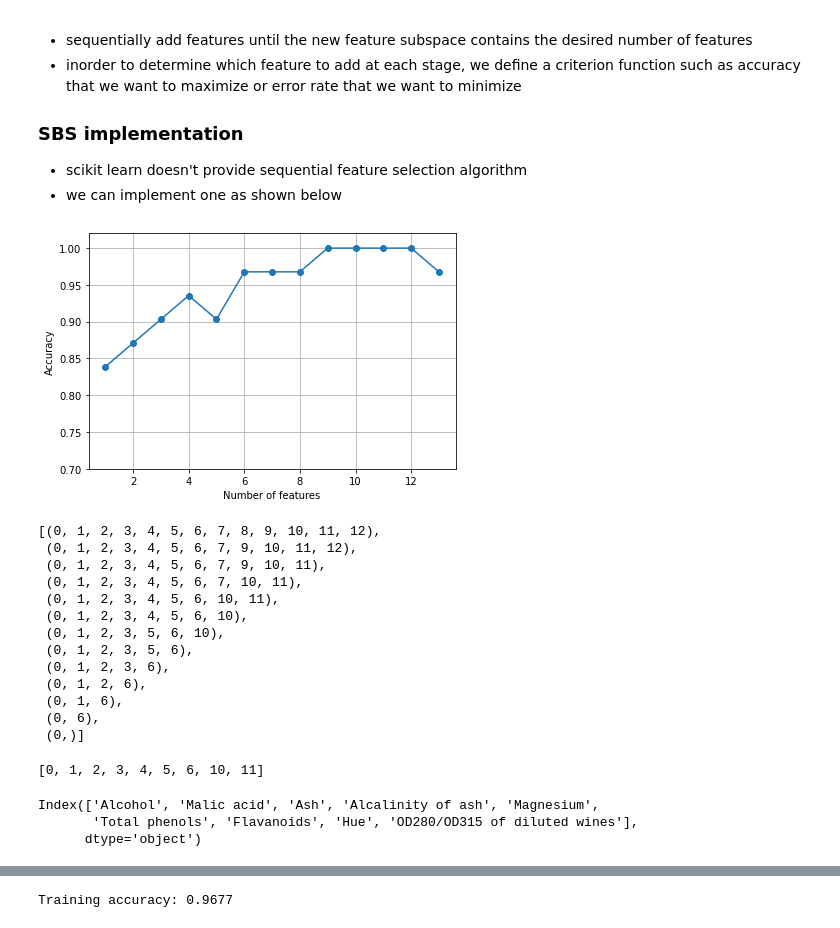
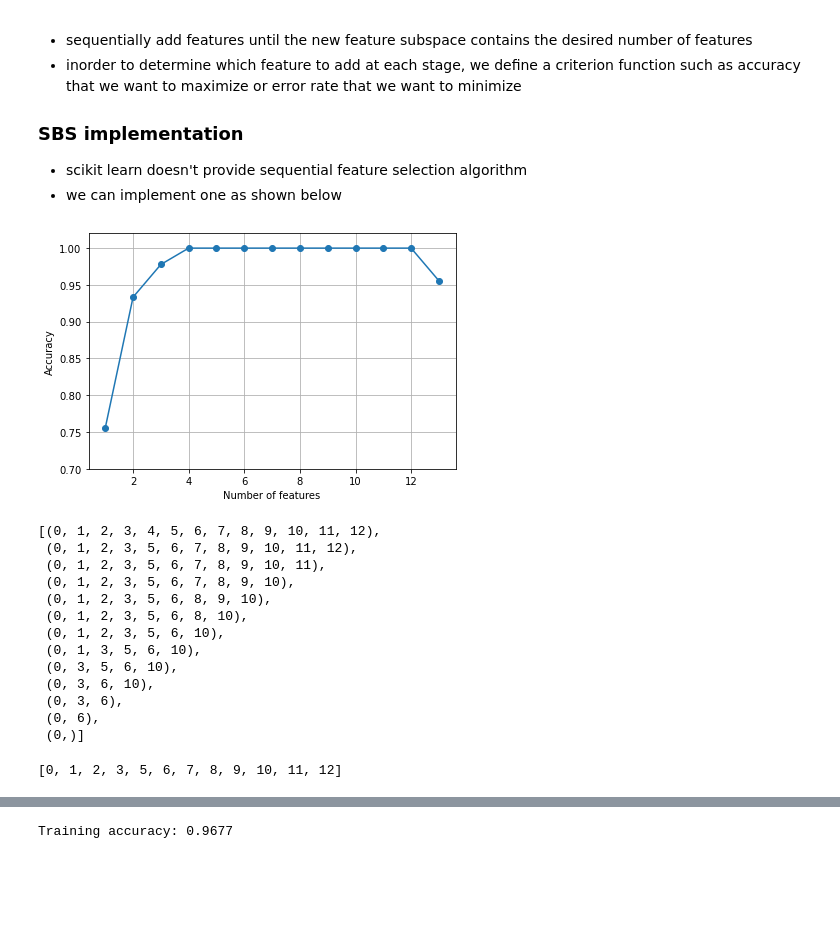
Before and after one commit to rasbt/machine-learning-book, a Jupyter notebook: FeatureEngineering.ipynb, the cells around one changed output, grey strips where cells are left out. Saved outputs shown, nothing was run; the diff lists cells and outputs as text; code cells hidden in the pictures; blank space fills up the shorter version.

```diff
--- a/FeatureEngineering.ipynb
+++ b/FeatureEngineering.ipynb
@@ -523,42 +532,42 @@ class SBS():
 # %%
 # let's test SBS implemenation using the KNN classifier
 import matplotlib.pyplot as plt
 from sklearn.neighbors import KNeighborsClassifier
 
 knn = KNeighborsClassifier(n_neighbors=5)
 
 # selecting features
 sbs = SBS(knn, k_features=1)
-sbs.fit(X_train_robust, y_train_robust)
+sbs.fit(X_robust, y)
 
 # plotting performance of feature subsets
 k_feat = [len(k) for k in sbs.subsets_]
 
 plt.plot(k_feat, sbs.scores_, marker='o')
 plt.ylim([0.7, 1.02])
 plt.ylabel('Accuracy')
 plt.xlabel('Number of features')
 plt.grid()
 plt.tight_layout()
 # plt.savefig('images/04_08.png', dpi=300)
 plt.show()
 # %% [output]
-[figure, old version]
+[figure, new version]
 # %%
 # what is the smallest feature subset which yielded the 100% accuracy?
 list(sbs.subsets_)
 # %% [output]
 [(0, 1, 2, 3, 4, 5, 6, 7, 8, 9, 10, 11, 12),
- (0, 1, 2, 3, 4, 5, 6, 7, 9, 10, 11, 12),
- (0, 1, 2, 3, 4, 5, 6, 7, 9, 10, 11),
- (0, 1, 2, 3, 4, 5, 6, 7, 10, 11),
- (0, 1, 2, 3, 4, 5, 6, 10, 11),
- (0, 1, 2, 3, 4, 5, 6, 10),
+ (0, 1, 2, 3, 5, 6, 7, 8, 9, 10, 11, 12),
+ (0, 1, 2, 3, 5, 6, 7, 8, 9, 10, 11),
+ (0, 1, 2, 3, 5, 6, 7, 8, 9, 10),
+ (0, 1, 2, 3, 5, 6, 8, 9, 10),
+ (0, 1, 2, 3, 5, 6, 8, 10),
  (0, 1, 2, 3, 5, 6, 10),
- (0, 1, 2, 3, 5, 6),
- (0, 1, 2, 3, 6),
- (0, 1, 2, 6),
- (0, 1, 6),
+ (0, 1, 3, 5, 6, 10),
+ (0, 3, 5, 6, 10),
+ (0, 3, 6, 10),
+ (0, 3, 6),
  (0, 6),
  (0,)]
 # %%
@@ -567,10 +576,4 @@ k9 = list(sbs.subsets_[4])
-# %%
-k9
-# %% [output]
-[0, 1, 2, 3, 4, 5, 6, 10, 11]
-# %%
-print(df_wine.columns[1:][[k9]])
-# %% [output]
-Index(['Alcohol', 'Malic acid', 'Ash', 'Alcalinity of ash', 'Magnesium',
-       'Total phenols', 'Flavanoids', 'Hue', 'OD280/OD315 of diluted wines'],
-      dtype='object')
+# %%
+best
+# %% [output]
+[0, 1, 2, 3, 5, 6, 7, 8, 9, 10, 11, 12]
```
Also changed, not shown: parts of 10 cells of this notebook.
